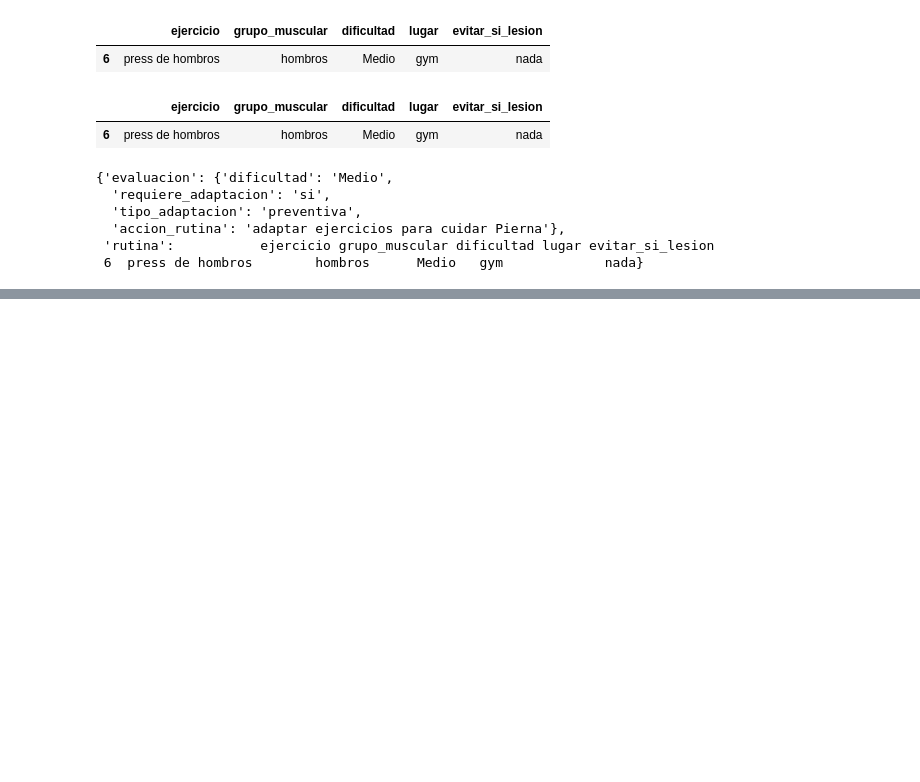
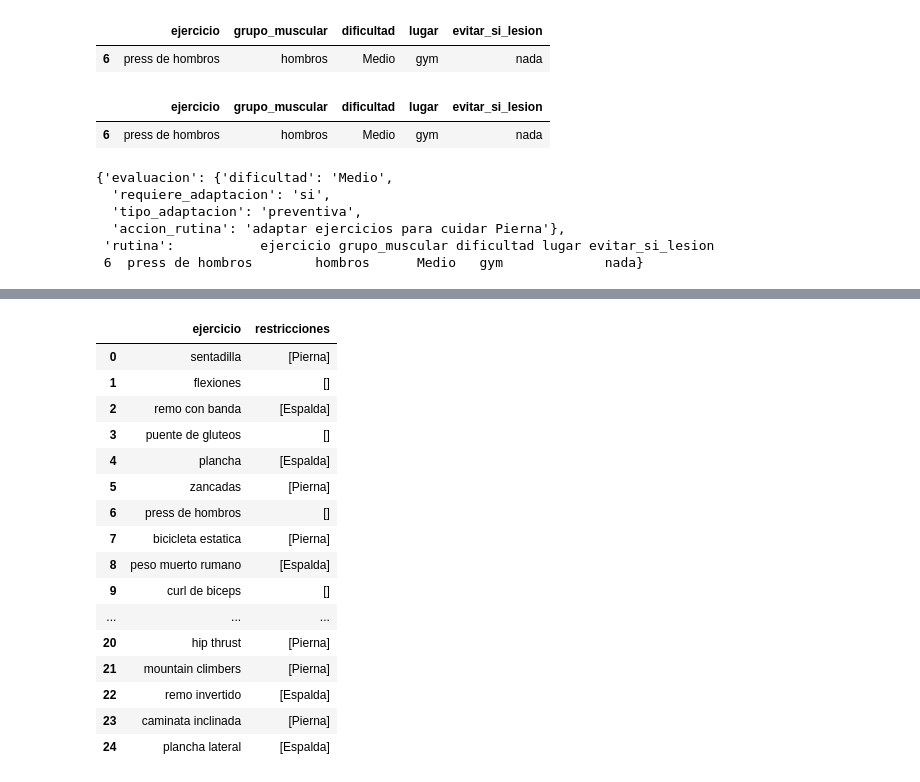
Before and after one commit to luci-o/LIFE-FIT, a Jupyter notebook: IA/index.ipynb, the cells around one changed output, grey strips where cells are left out. Cells and saved outputs as stored; diff of their text form; code cells hidden in the pictures; blank space fills up the shorter version.

Commit message:
Amplía catálogo de ejercicios y mejora la generación semanal según lesiones

```diff
--- a/IA/index.ipynb
+++ b/IA/index.ipynb
@@ -1167,0 +1231,5 @@ plan_usuario(
+# %%
+ejercicios_df = pd.concat(
+    [ejercicios_df, ejercicios_nuevos],
+    ignore_index=True
+)
@@ -1167,0 +1288,5 @@ plan_usuario(
+# %%
+ejercicios_df = pd.concat(
+    [ejercicios_df, ejercicios_extra],
+    ignore_index=True
+)
@@ -1167,0 +1297,2 @@ plan_usuario(
+# %%
+ejercicios_df = ejercicios_df.drop_duplicates(subset=["ejercicio"])
@@ -1167,0 +1453,24 @@ plan_usuario(
+# %%
+ejercicios_df["restricciones"] = ejercicios_df["evitar_si_lesion"].apply(
+    lambda x: [] if x == "nada" else [x]
+)
+# %%
+ejercicios_df[["ejercicio", "restricciones"]]
+# %% [output]
+|  | ejercicio | restricciones |
+| 0 | sentadilla | [Pierna] |
+| 1 | flexiones | [] |
+| 2 | remo con banda | [Espalda] |
+| 3 | puente de gluteos | [] |
+| 4 | plancha | [Espalda] |
+| 5 | zancadas | [Pierna] |
+| 6 | press de hombros | [] |
+| 7 | bicicleta estatica | [Pierna] |
+| 8 | peso muerto rumano | [Espalda] |
+| 9 | curl de biceps | [] |
+| ... | ... | ... |
+| 20 | hip thrust | [Pierna] |
+| 21 | mountain climbers | [Pierna] |
+| 22 | remo invertido | [Espalda] |
+| 23 | caminata inclinada | [Pierna] |
+| 24 | plancha lateral | [Espalda] |
```
Also changed, not shown: parts of 31 cells of this notebook.
